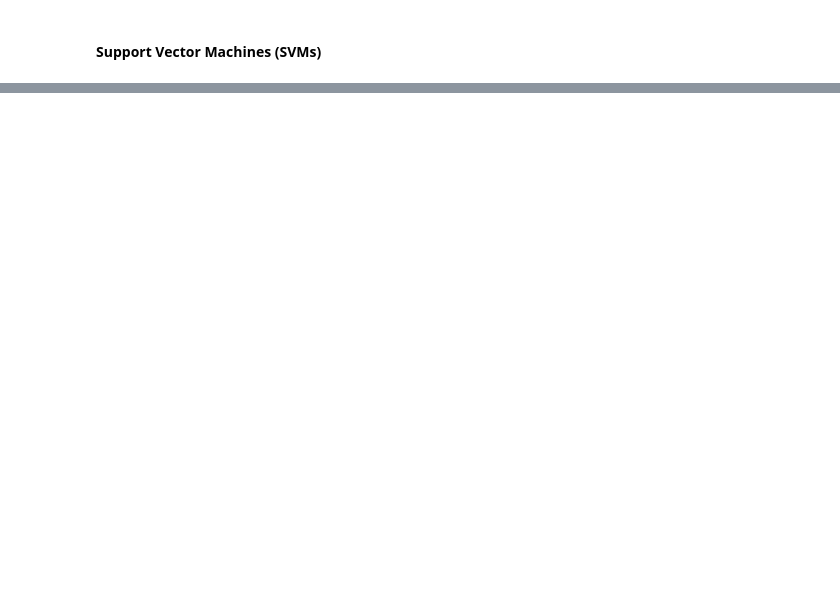
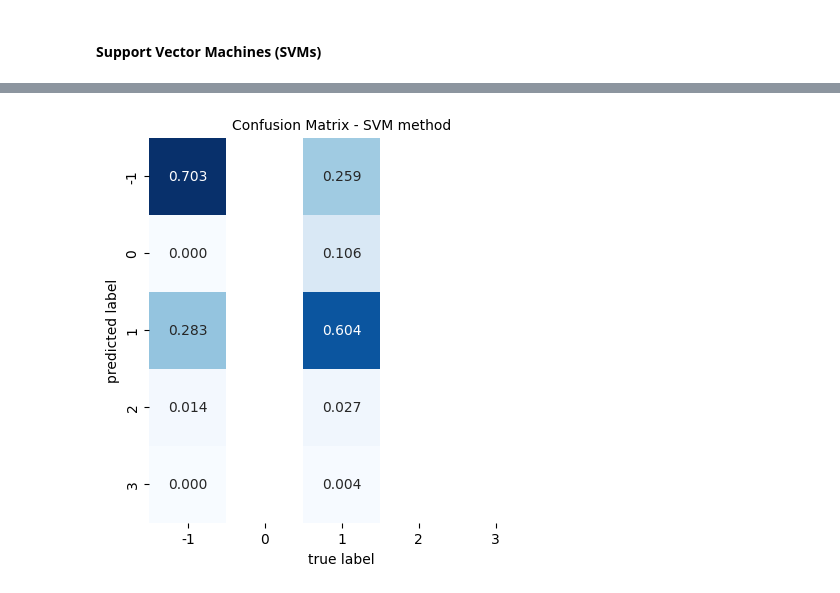
Before and after one commit to dchen10Git/uchi-exoplanets-2025, a Jupyter notebook: trappist1_keller.ipynb, the cells around one changed output, grey strips where cells are left out. Cells and saved outputs as stored; diff of their text form; code cells hidden in the pictures; blank space fills up the shorter version.

```diff
--- a/trappist1_keller.ipynb
+++ b/trappist1_keller.ipynb
@@ -302,15 +302,16 @@ ERF classification accuracy for test sample is 43.05 %
 from sklearn.svm import SVC
 
 # Reducing number of samples
-X6_train_s, X6_test_s, y6_train_s, y6_test_s, labels_s = X_train[:50000], X_test[:50000], y_train[:50000], y_test[:50000], labels[:50000]
+# X_train_s, X_test_s, y_train_s, y_test_s, scores_s = X_train[:50000], X_test[:50000], y_train[:50000], y_test[:50000], scores[:50000]
 
 tstart = default_timer()
 svc = SVC(gamma=0.007289, C=2.8284, kernel='rbf')
-svc.fit(X6_train_s, y6_train_s)
+svc.fit(X_train, y_train)
 print("tuned SVM took %.2f sec"%(default_timer()-tstart))
 
-ypred_svm = svc.predict(X6_test_s)
-acc_svm = accuracy_score(y6_test_s, ypred_svm)
+ypred_svm = svc.predict(X_test)
+acc_svm = accuracy_score(y_test, ypred_svm)
 
 print(f"tuned SVM accuracy = {acc_svm:.3f}")
-plot_confusion_matrix(y6_test_s, ypred_svm, title='Confusion Matrix - SVM method')
+plot_confusion_matrix(y_test, ypred_svm, title='Confusion Matrix - SVM method')
+# %% [output]
@@ -316,0 +320 @@ plot_confusion_matrix(y6_test_s, ypred_svm, title='Confusion Matrix - SVM method
+[figure, added]
```
Also changed, not shown: parts of 11 cells of this notebook, 1 other file.
